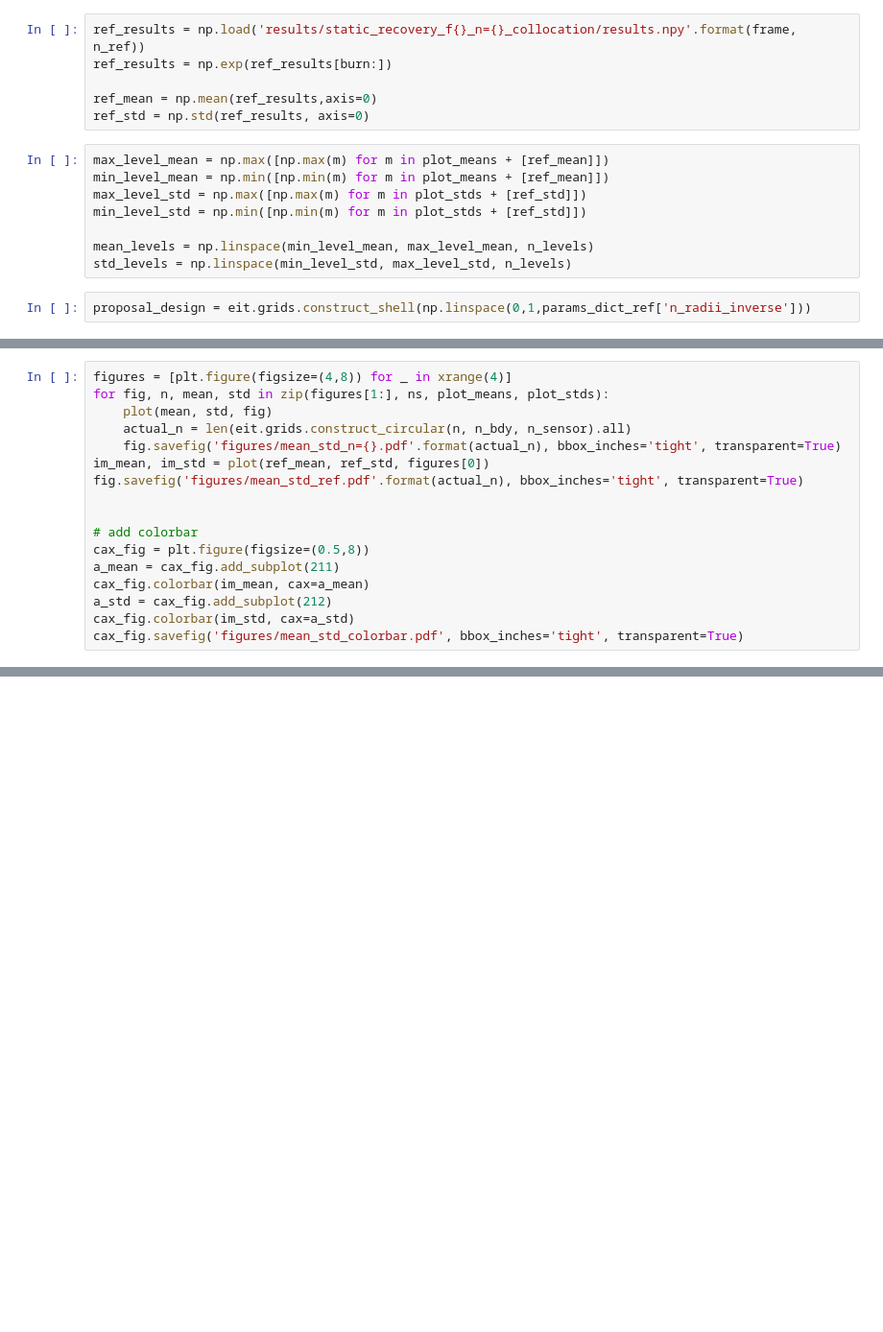
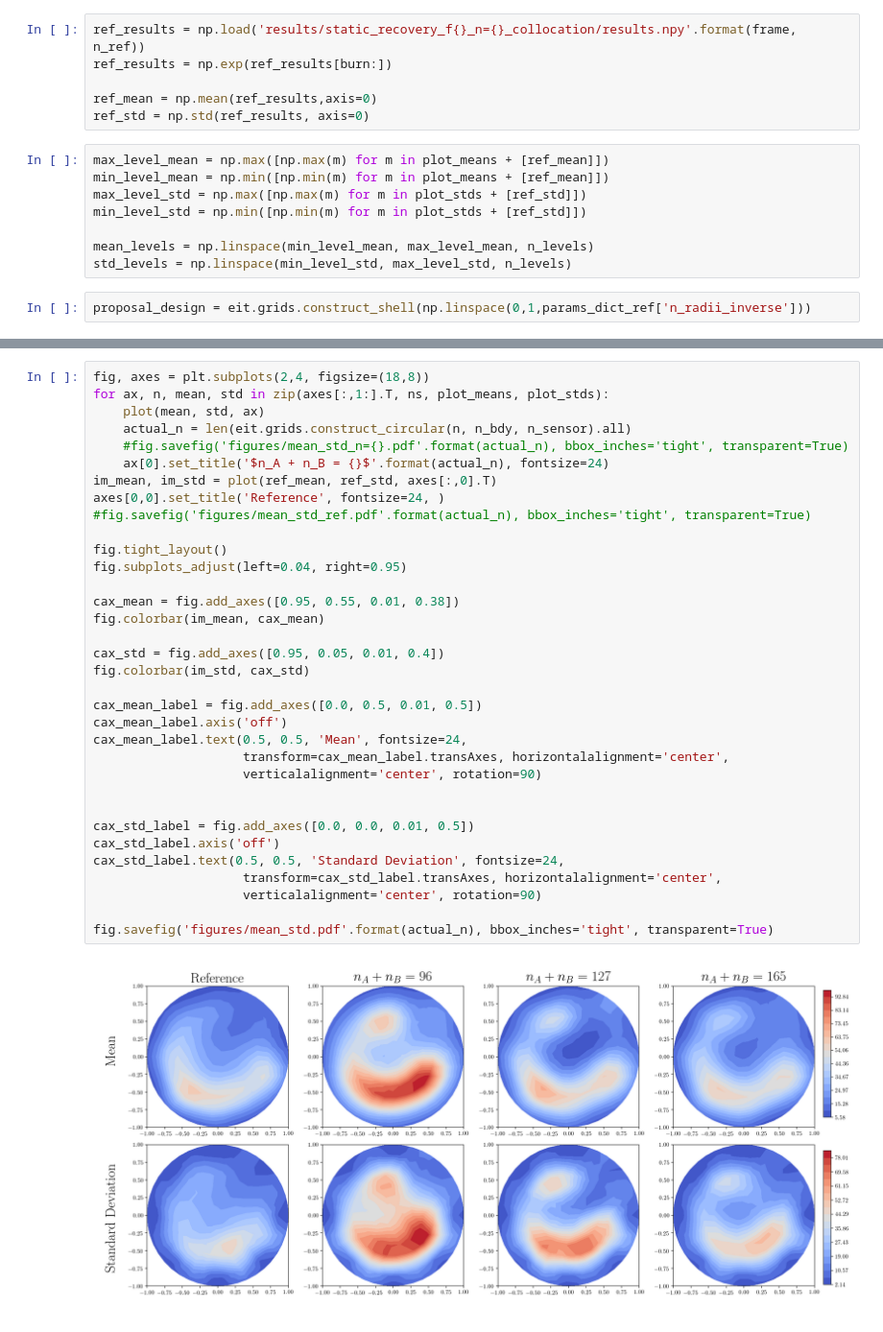
Before and after one commit to jcockayne/hydrocyclone_code, a Jupyter notebook: notebooks/Hydrocyclone_Results_Static_Means.ipynb, the cells around one changed output, grey strips where cells are left out. Shown: that part at 96% size. Drawn from its saved outputs; the diff is of its cells as text; blank space fills up the shorter version.

Commit message:
Updated the way the static means fig is generated

```diff
--- a/notebooks/Hydrocyclone_Results_Static_Means.ipynb
+++ b/notebooks/Hydrocyclone_Results_Static_Means.ipynb
@@ -59,20 +59,3 @@ def plot(mean, std, fig):
     axis.set_aspect('equal')
 
     return im_mean, im_std
-# %%
-figures = [plt.figure(figsize=(4,8)) for _ in xrange(4)]
-for fig, n, mean, std in zip(figures[1:], ns, plot_means, plot_stds):
-    plot(mean, std, fig)
-    actual_n = len(eit.grids.construct_circular(n, n_bdy, n_sensor).all)
-    fig.savefig('figures/mean_std_n={}.pdf'.format(actual_n), bbox_inches='tight', transparent=True)
-im_mean, im_std = plot(ref_mean, ref_std, figures[0])
-fig.savefig('figures/mean_std_ref.pdf'.format(actual_n), bbox_inches='tight', transparent=True)
-
-
-# add colorbar
-cax_fig = plt.figure(figsize=(0.5,8))
-a_mean = cax_fig.add_subplot(211)
-cax_fig.colorbar(im_mean, cax=a_mean)
-a_std = cax_fig.add_subplot(212)
-cax_fig.colorbar(im_std, cax=a_std)
-cax_fig.savefig('figures/mean_std_colorbar.pdf', bbox_inches='tight', transparent=True)
@@ -84,0 +62,36 @@ cax_fig.savefig('figures/mean_std_colorbar.pdf', bbox_inches='tight', transparen
+# %%
+fig, axes = plt.subplots(2,4, figsize=(18,8))
+for ax, n, mean, std in zip(axes[:,1:].T, ns, plot_means, plot_stds):
+    plot(mean, std, ax)
+    actual_n = len(eit.grids.construct_circular(n, n_bdy, n_sensor).all)
+    #fig.savefig('figures/mean_std_n={}.pdf'.format(actual_n), bbox_inches='tight', transparent=True)
+    ax[0].set_title('$n_A + n_B = {}$'.format(actual_n), fontsize=24)
+im_mean, im_std = plot(ref_mean, ref_std, axes[:,0].T)
+axes[0,0].set_title('Reference', fontsize=24, )
+#fig.savefig('figures/mean_std_ref.pdf'.format(actual_n), bbox_inches='tight', transparent=True)
+
+fig.tight_layout()
+fig.subplots_adjust(left=0.04, right=0.95)
+
+cax_mean = fig.add_axes([0.95, 0.55, 0.01, 0.38])
+fig.colorbar(im_mean, cax_mean)
+
+cax_std = fig.add_axes([0.95, 0.05, 0.01, 0.4])
+fig.colorbar(im_std, cax_std)
+
+cax_mean_label = fig.add_axes([0.0, 0.5, 0.01, 0.5])
+cax_mean_label.axis('off')
+cax_mean_label.text(0.5, 0.5, 'Mean', fontsize=24,
+                    transform=cax_mean_label.transAxes, horizontalalignment='center',
+                    verticalalignment='center', rotation=90)
+
+
+cax_std_label = fig.add_axes([0.0, 0.0, 0.01, 0.5])
+cax_std_label.axis('off')
+cax_std_label.text(0.5, 0.5, 'Standard Deviation', fontsize=24,
+                    transform=cax_std_label.transAxes, horizontalalignment='center',
+                    verticalalignment='center', rotation=90)
+
+fig.savefig('figures/mean_std.pdf'.format(actual_n), bbox_inches='tight', transparent=True)
+# %% [output]
+[figure, added]
```
Also changed, not shown: parts of 2 cells of this notebook, 1 other file.
